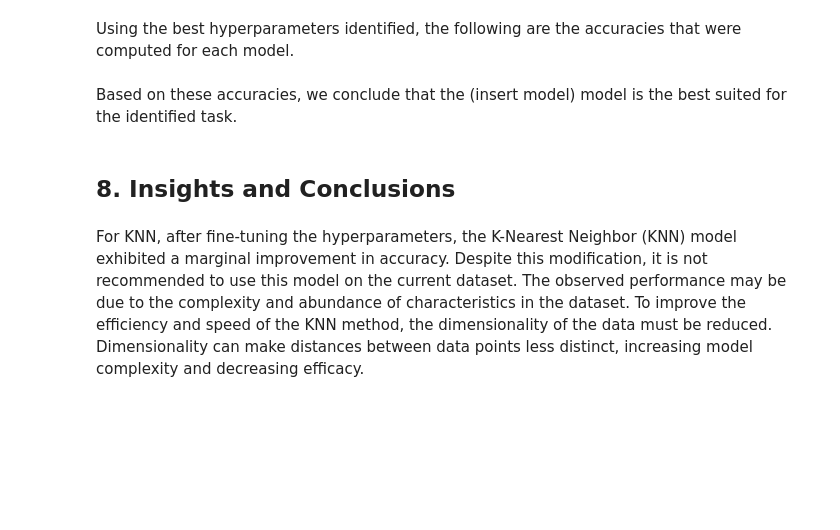
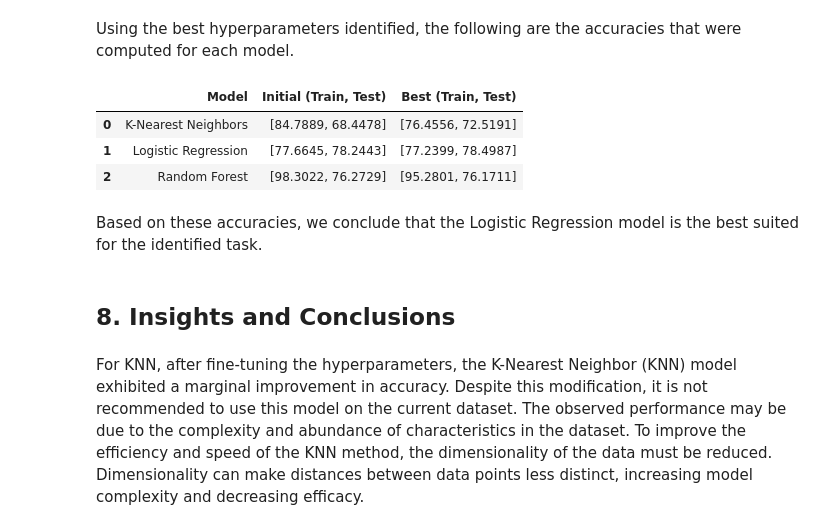
Before and after one commit to boofmax/STINTSY_MCO, a Jupyter notebook: STINTSY_MCO.ipynb, the cells around one changed output. Saved outputs shown, nothing was run; the diff lists cells and outputs as text; code cells hidden in the pictures; blank space fills up the shorter version.

```diff
--- a/STINTSY_MCO.ipynb
+++ b/STINTSY_MCO.ipynb
@@ -441,4 +555,5 @@ model = LogisticRegression(multi_class='multinomial', solver='newton-cg', max_it
 # %%
 model.fit(X_train, y_train)
 pred = model.predict(X_train)
-accuracy_score(y_train, pred)
+acc_train_lr = accuracy_score(y_train, pred) * 100
+print("Logistic Regression Training Set Accuracy: ", acc_train_lr)
@@ -444,0 +569,4 @@ accuracy_score(y_train, pred)
+# %%
+pred = model.predict(X_test)
+acc_test_lr = accuracy_score(y_test, pred) * 100
+print("Logistic Regression Testing Set Accuracy: ", acc_test_lr)
@@ -645,15 +909,20 @@ Using the best hyperparameters identified, the following are the accuracies that
 # %%
 # Replace with ur own models stuff
 
 accuracies = [
    ['K-Nearest Neighbors', [acc_train_knn, acc_test_knn], [tuned_acc_train_knn, tuned_acc_test_knn]],
-    ['Logistic Regression', [acc_train_rf, acc_test_rf], [tuned_acc_train_rf, tuned_acc_test_rf]],
+    ['Logistic Regression', [round(acc_train_lr, 4), round(acc_test_lr, 4)], [round(tuned_acc_train_lr, 4), round(tuned_acc_test_lr, 4)]],
     ['Random Forest', [acc_train_rf, acc_test_rf], [tuned_acc_train_rf, tuned_acc_test_rf]]
 ]
 
 pd.DataFrame(accuracies, columns=["Model","Initial (Train, Test)", "Best (Train, Test)"])
+# %% [output]
+|  | Model | Initial (Train, Test) | Best (Train, Test) |
+| 0 | K-Nearest Neighbors | [84.7889, 68.4478] | [76.4556, 72.5191] |
+| 1 | Logistic Regression | [77.6645, 78.2443] | [77.2399, 78.4987] |
+| 2 | Random Forest | [98.3022, 76.2729] | [95.2801, 76.1711] |
 # %% [markdown]
-Based on these accuracies, we conclude that the (insert model) model is the best suited for the identified task.
+Based on these accuracies, we conclude that the Logistic Regression model is the best suited for the identified task.
 # %% [markdown]
 ## 8. Insights and Conclusions
 # %% [markdown]
```
Also changed, not shown: parts of 59 cells of this notebook.
